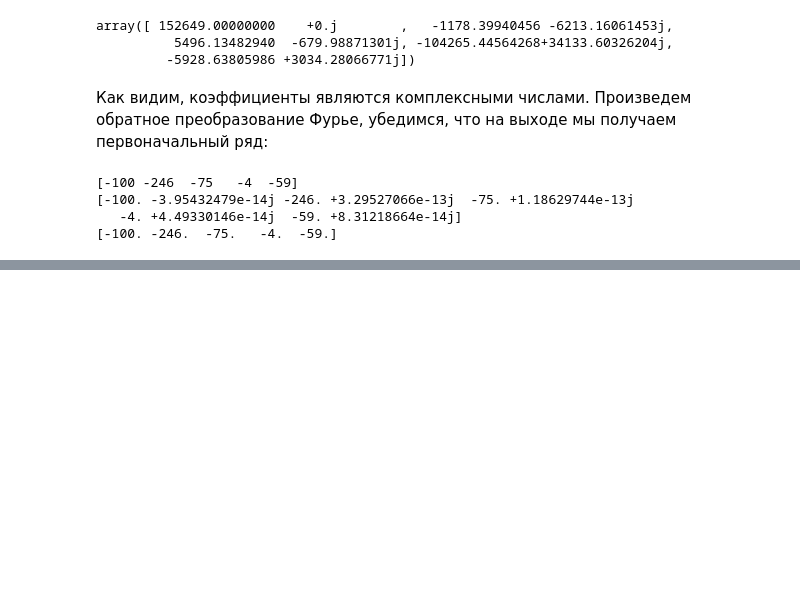
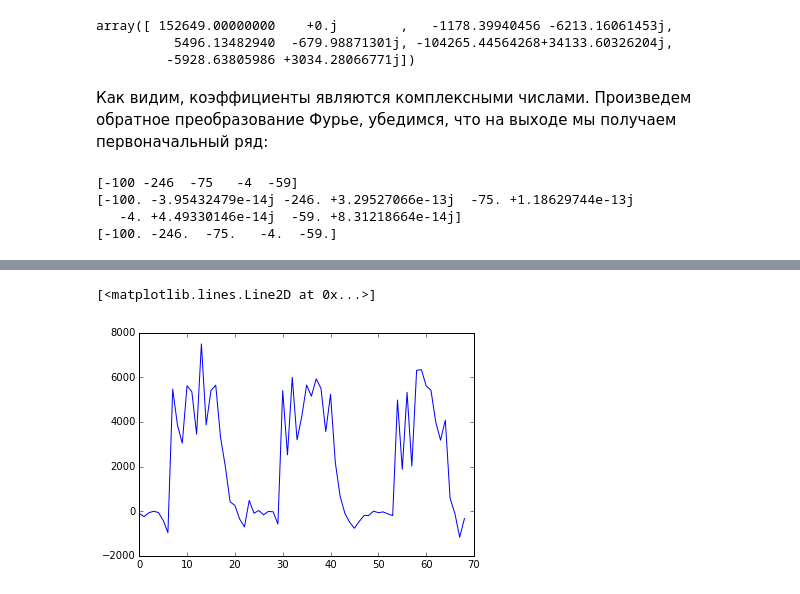
Before and after one commit to KolesovDmitry/remote_sensing, a Jupyter notebook: FFT_NDVI_Segmentation.ipynb, the cells around one changed output, grey strips where cells are left out. Saved outputs shown, nothing was run; the diff lists cells and outputs as text; code cells hidden in the pictures; blank space fills up the shorter version.

```diff
--- a/FFT_NDVI_Segmentation.ipynb
+++ b/FFT_NDVI_Segmentation.ipynb
@@ -115,0 +124,7 @@ print ifft(water0_fft).real[:5]  # Действительная часть си
+# %%
+water0_fft = fft(water0)
+water0_restored = ifft(water0_fft).real
+plot(water0_restored)
+# %% [output]
+[<matplotlib.lines.Line2D at 0x...>]
+[figure, added]
```
Also changed, not shown: parts of 15 cells of this notebook.
